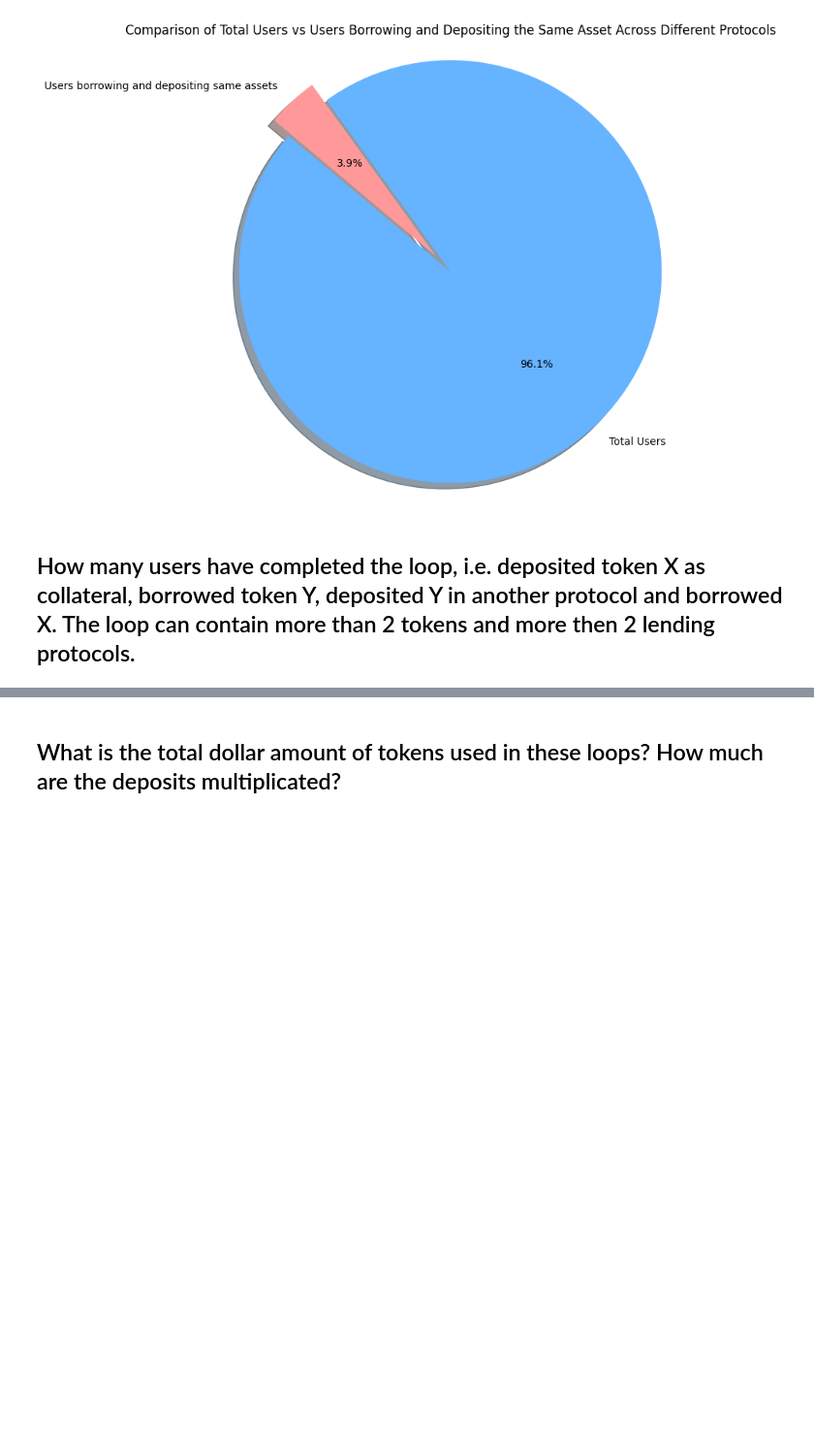
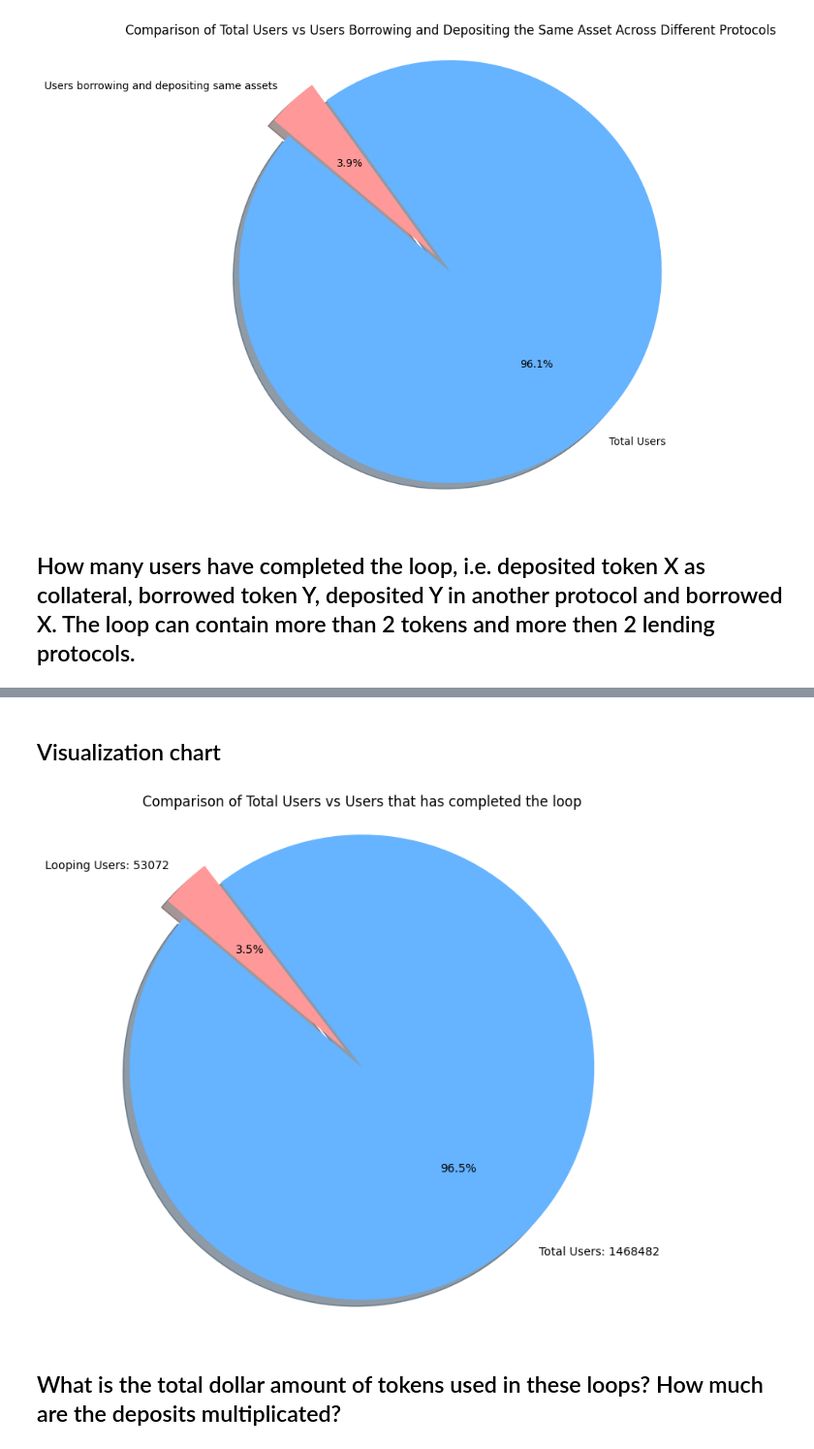
Before and after one commit to CarmineOptions/derisk-research, a Jupyter notebook: notebooks/analyze_looping_across_lending_protocols.ipynb, the cells around one changed output, grey strips where cells are left out. Shown: that part at 97% size. Saved outputs shown, nothing was run; the diff lists cells and outputs as text; code cells hidden in the pictures; blank space fills up the shorter version.

Commit message:
Add visualization for looping users

```diff
--- a/notebooks/analyze_looping_across_lending_protocols.ipynb
+++ b/notebooks/analyze_looping_across_lending_protocols.ipynb
@@ -330,3 +334,19 @@ print(f"Number of users who have completed the loop: {looping_users}")
+# %% [markdown]
+## Visualization chart
+# %%
+# Plot the results in a pie chart
+labels = [F"Total Users: {total_users}", f"Looping Users: {looping_users}"]
+sizes = [total_users, looping_users]
+colors = ['#66b3ff', '#ff9999']
+explode = (0.1, 0)  # explode the 2nd slice (Looping users)
+
+plt.figure(figsize=(8, 8))
+plt.pie(sizes, explode=explode, labels=labels, colors=colors, autopct='%1.1f%%', shadow=True, startangle=140)
+plt.title('Comparison of Total Users vs Users that has completed the loop')
+plt.axis('equal')  # Equal aspect ratio ensures that pie is drawn as a circle.
+plt.show()
+# %% [output]
+[figure, added]
 # %% [markdown]
 ## What is the total dollar amount of tokens used in these loops? How much are the deposits multiplicated?
 # %%
```
Also changed, not shown: parts of 2 cells of this notebook.
